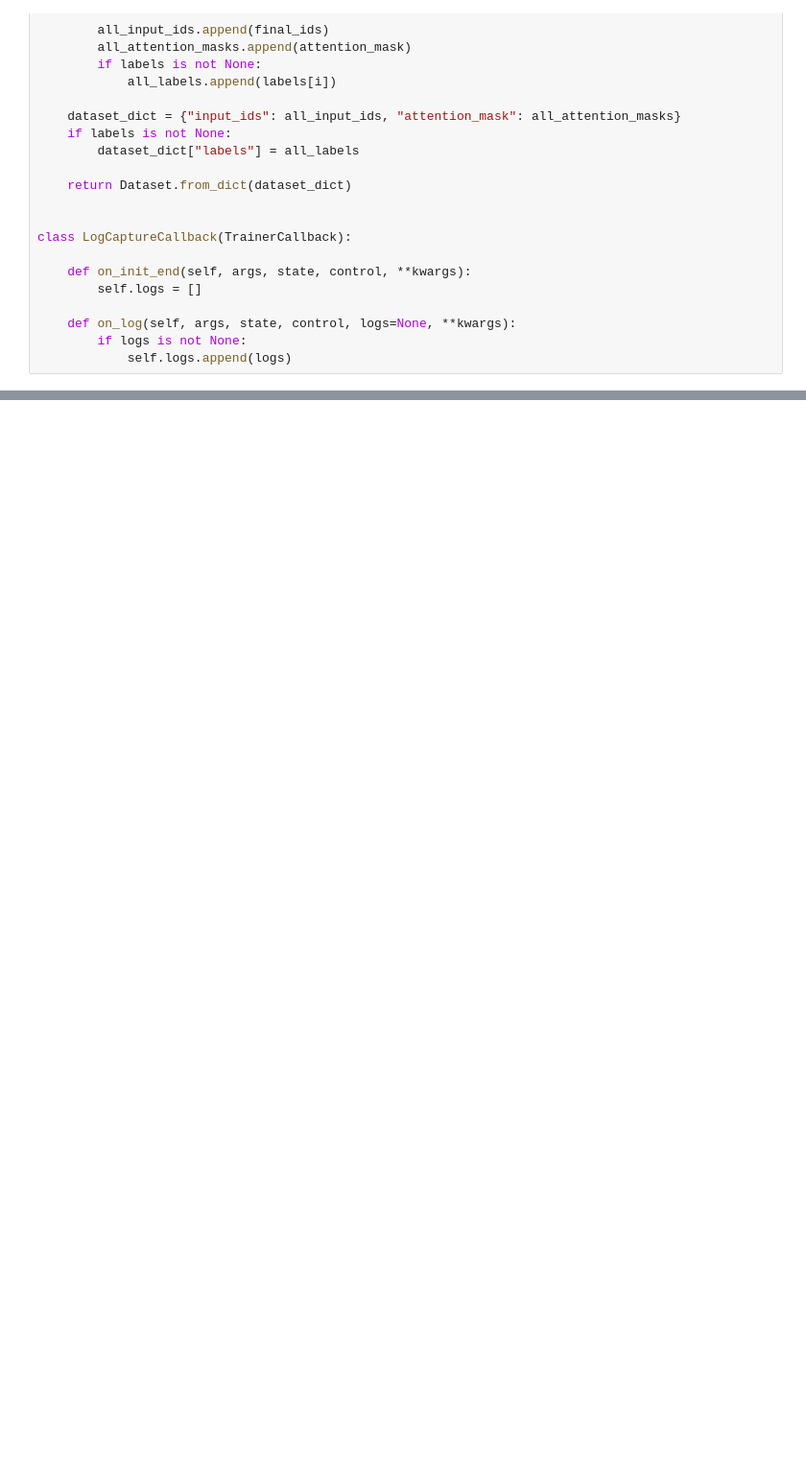
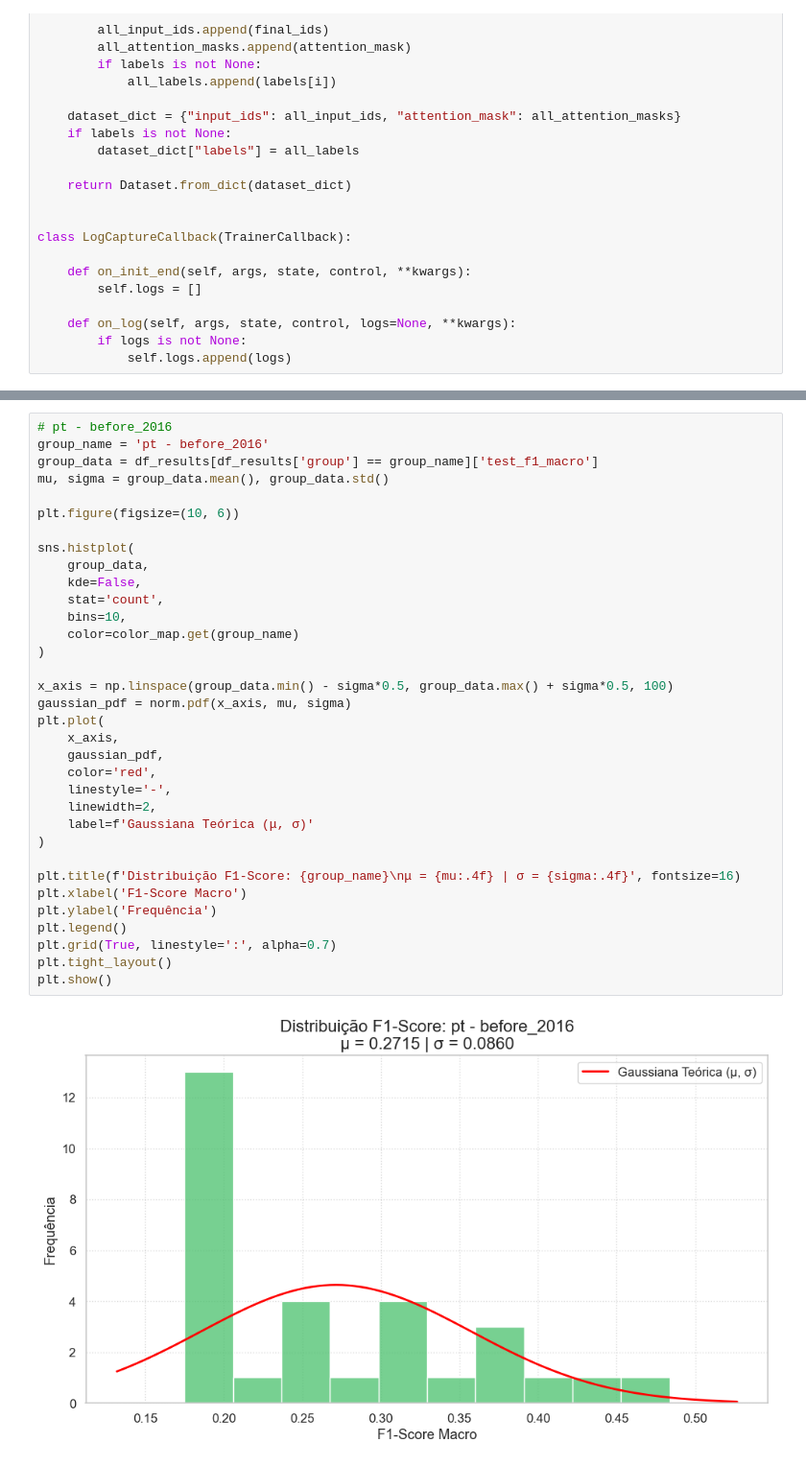
Before and after one commit to RyanForti/Selic-Direction-Prediciton, a Jupyter notebook: src/model/finetuning.ipynb, the cells around one changed output, grey strips where cells are left out. Shown: that part at 96% size. Saved outputs shown, nothing was run; the diff lists cells and outputs as text; blank space fills up the shorter version.

```diff
--- a/src/model/finetuning.ipynb
+++ b/src/model/finetuning.ipynb
@@ -368,0 +479,36 @@ print(f"Resultados salvos em: {output_path}")
+# %%
+# pt - before_2016
+group_name = 'pt - before_2016'
+group_data = df_results[df_results['group'] == group_name]['test_f1_macro']
+mu, sigma = group_data.mean(), group_data.std()
+
+plt.figure(figsize=(10, 6))
+
+sns.histplot(
+    group_data,
+    kde=False,
+    stat='count',
+    bins=10,
+    color=color_map.get(group_name)
+)
+
+x_axis = np.linspace(group_data.min() - sigma*0.5, group_data.max() + sigma*0.5, 100)
+gaussian_pdf = norm.pdf(x_axis, mu, sigma)
+plt.plot(
+    x_axis,
+    gaussian_pdf,
+    color='red',
+    linestyle='-',
+    linewidth=2,
+    label=f'Gaussiana Teórica (μ, σ)'
+)
+
+plt.title(f'Distribuição F1-Score: {group_name}\nμ = {mu:.4f} | σ = {sigma:.4f}', fontsize=16)
+plt.xlabel('F1-Score Macro')
+plt.ylabel('Frequência')
+plt.legend()
+plt.grid(True, linestyle=':', alpha=0.7)
+plt.tight_layout()
+plt.show()
+# %% [output]
+[figure, added]
```
Also changed, not shown: parts of 15 cells of this notebook, 3 other files.
